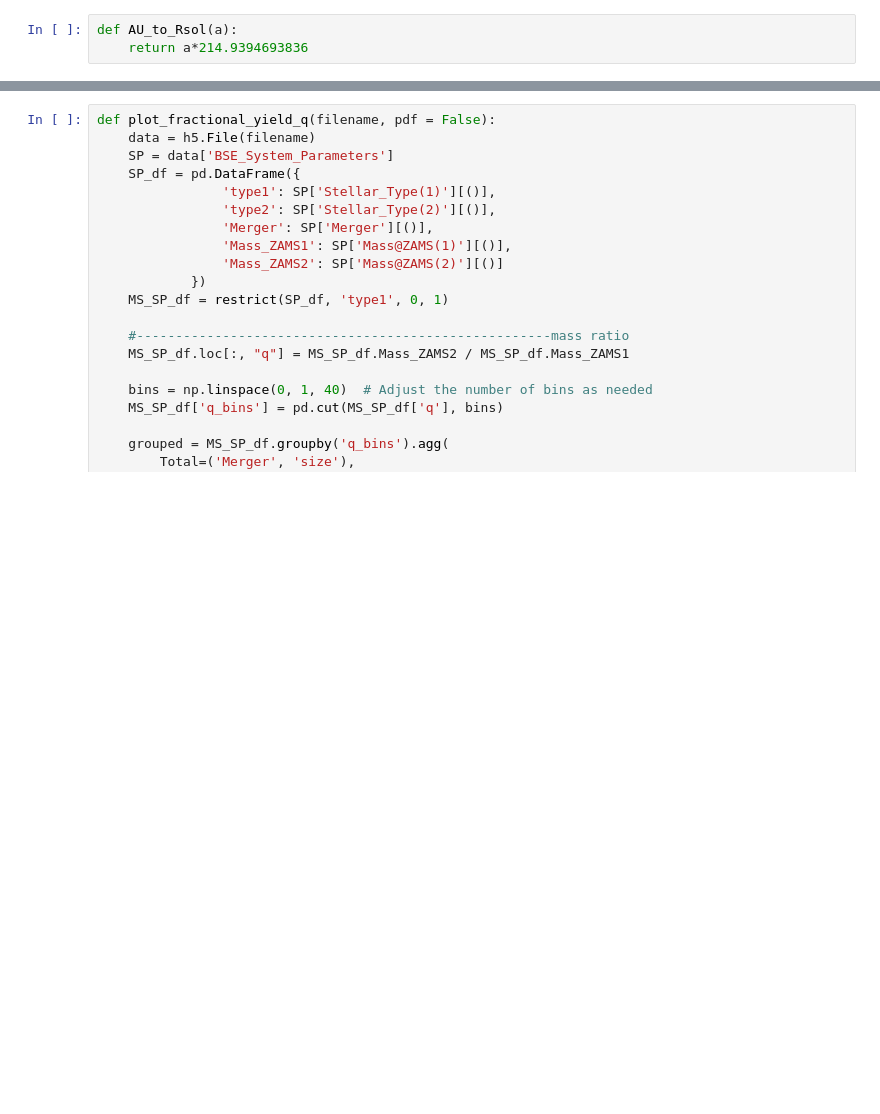
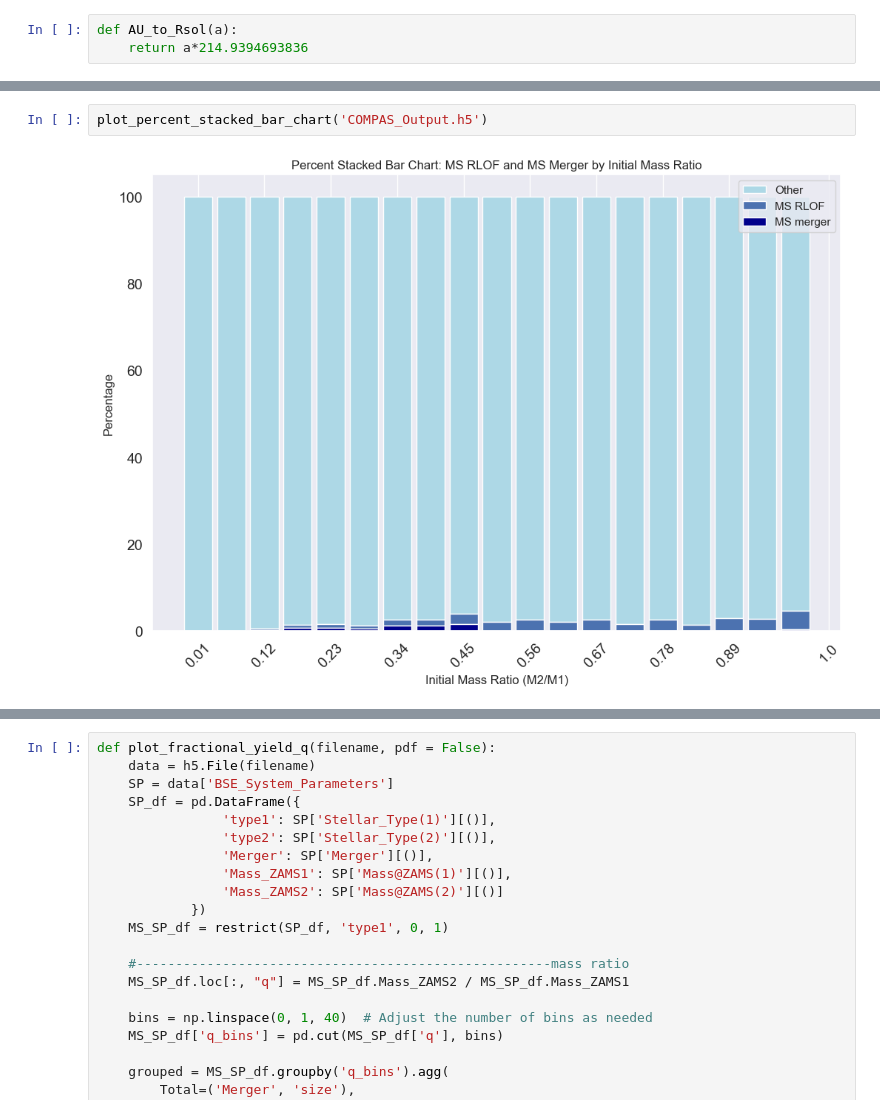
Before and after one commit to mkim0029/COMPAS, a Jupyter notebook: src/Initial_distribution/read.ipynb, the cells around one changed output, grey strips where cells are left out. Cells and saved outputs as stored; diff of their text form; blank space fills up the shorter version.

```diff
--- a/src/Initial_distribution/read.ipynb
+++ b/src/Initial_distribution/read.ipynb
@@ -38,0 +157,4 @@ def load_data(filename, mode):
+# %%
+plot_percent_stacked_bar_chart('COMPAS_Output.h5')
+# %% [output]
+[figure, added]
```
Also changed, not shown: parts of 14 cells of this notebook.
